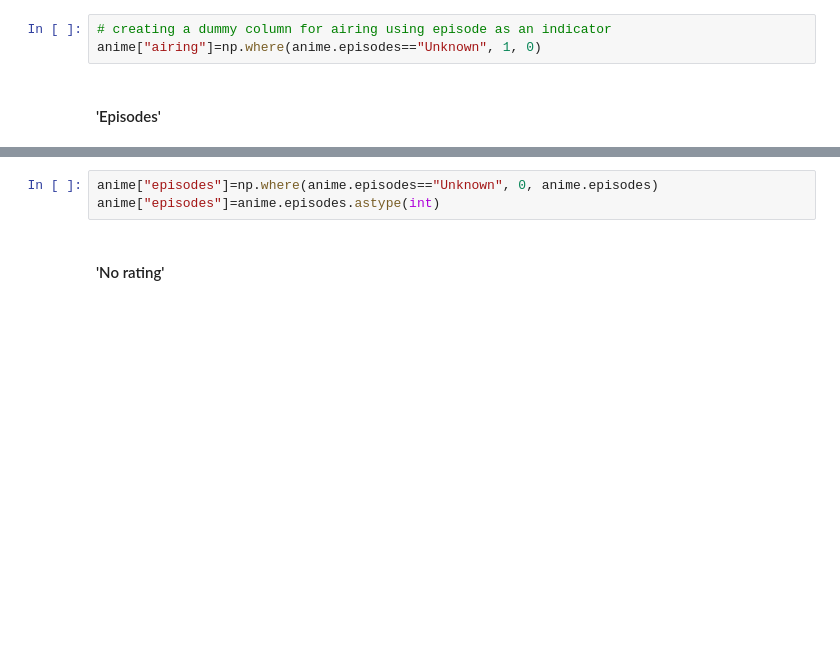
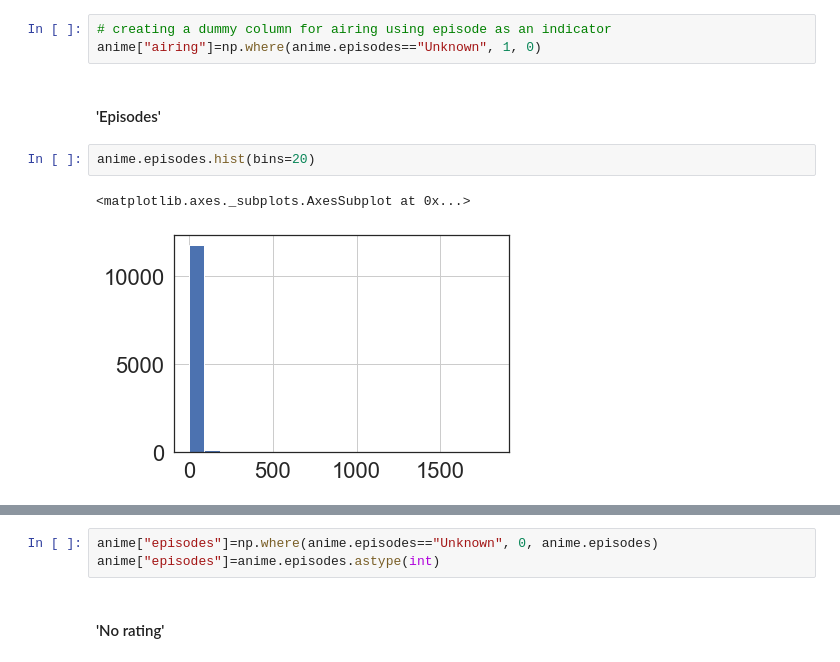
Before and after one commit to nclee17/Machine-Learning-Anime-Recommendation, a Jupyter notebook: Machine Learning - Highly rated or not.ipynb, the cells around one changed output, grey strips where cells are left out. Drawn from its saved outputs; the diff is of its cells as text; blank space fills up the shorter version.

```diff
--- a/Machine Learning - Highly rated or not.ipynb
+++ b/Machine Learning - Highly rated or not.ipynb
@@ -78,3 +89,8 @@ anime=pd.get_dummies(data=anime, columns=["type"],drop_first=True)
 anime["airing"]=np.where(anime.episodes=="Unknown", 1, 0)
 # %% [markdown]
 #### 'Episodes'
+# %%
+anime.episodes.hist(bins=20)
+# %% [output]
+<matplotlib.axes._subplots.AxesSubplot at 0x...>
+[figure, added]
```
Also changed, not shown: parts of 25 cells of this notebook.
